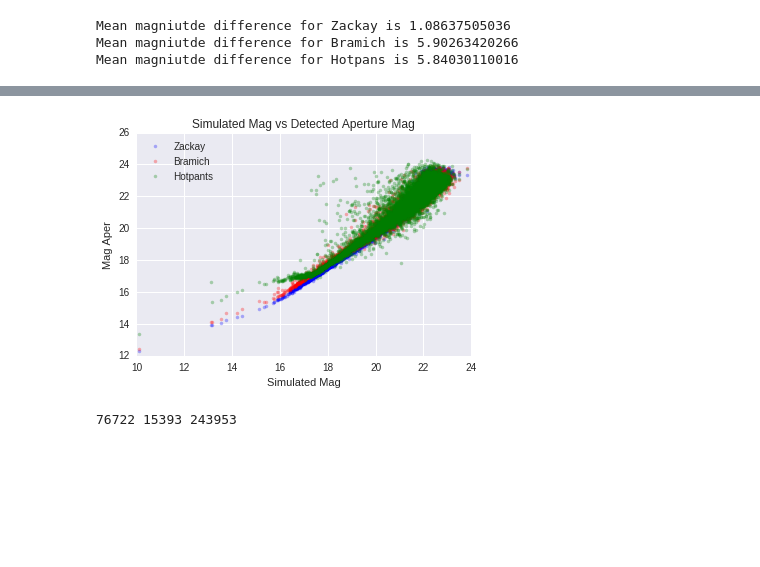
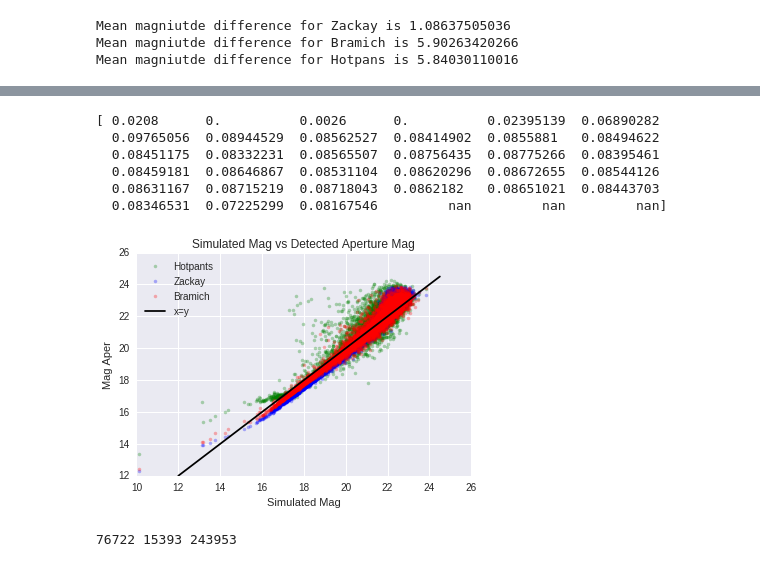
Before and after one commit to BrunoSanchez/RBMLearning, a Jupyter notebook: Plots-Threesome.ipynb, the cells around one changed output, grey strips where cells are left out. Cells and saved outputs as stored; diff of their text form; code cells hidden in the pictures; blank space fills up the shorter version.

```diff
--- a/Plots-Threesome.ipynb
+++ b/Plots-Threesome.ipynb
@@ -245,22 +347,33 @@ dt_hot['mag'] = dt_hot['MAG_ISO'] + detections.MAG_OFFSET.mean()
+# %%
+print stdv_det
+# %% [output]
+[ 0.0208      0.          0.0026      0.          0.02395139  0.06890282
+  0.09765056  0.08944529  0.08562527  0.08414902  0.0855881   0.08494622
+  0.08451175  0.08332231  0.08565507  0.08756435  0.08775266  0.08395461
+  0.08459181  0.08646867  0.08531104  0.08620296  0.08672655  0.08544126
+  0.08631167  0.08715219  0.08718043  0.0862182   0.08651021  0.08443703
+  0.08346531  0.07225299  0.08167546         nan         nan         nan]
 # %%
+plt.plot(detections['sim_mag'],
+         detections['MAG_ISO'] + detections.MAG_OFFSET.mean(),
+         'g.', label='Hotpants', alpha=0.3)
 plt.plot(detections['sim_mag_zps'],
          detections['MAG_ISO_zps'] + detections.MAG_OFFSET_zps.mean(),
          'b.', label='Zackay', alpha=0.3)
 plt.plot(detections['sim_mag_ois'],
          detections['MAG_ISO_ois'] + detections.MAG_OFFSET_ois.mean(),
          'r.', label='Bramich', alpha=0.3)
-plt.plot(detections['sim_mag'],
-         detections['MAG_ISO'] + detections.MAG_OFFSET.mean(),
-         'g.', label='Hotpants', alpha=0.3)
+
+plt.plot(np.arange(12, 25, 0.5), np.arange(12, 25, 0.5), color='k', label='x=y')
 
 plt.ylabel('Mag Aper')
 plt.xlabel('Simulated Mag')
 plt.title('Simulated Mag vs Detected Aperture Mag')
 plt.legend(loc='best')
 
 plt.savefig(os.path.join(plot_dir, 'corrected_aper_vs_simulated_mag.png'), format='png', dpi=900)
 # %% [output]
-[figure, old version]
+[figure, new version]
 # %%
 dt_ois['mu'] = dt_ois.mag/(dt_ois.A_IMAGE*dt_ois.B_IMAGE)
 dt_zps['mu'] = dt_zps.mag/(dt_zps.A_IMAGE*dt_zps.B_IMAGE)
```
Also changed, not shown: parts of 10 cells of this notebook, 3 other files.
